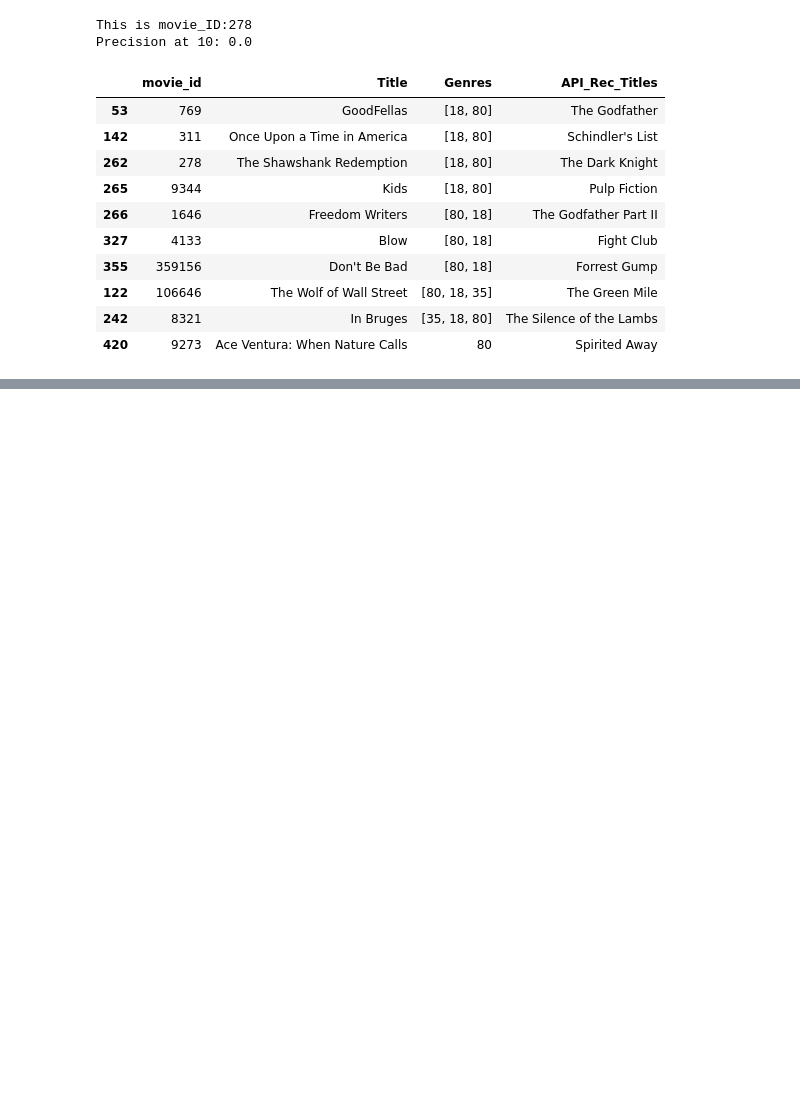
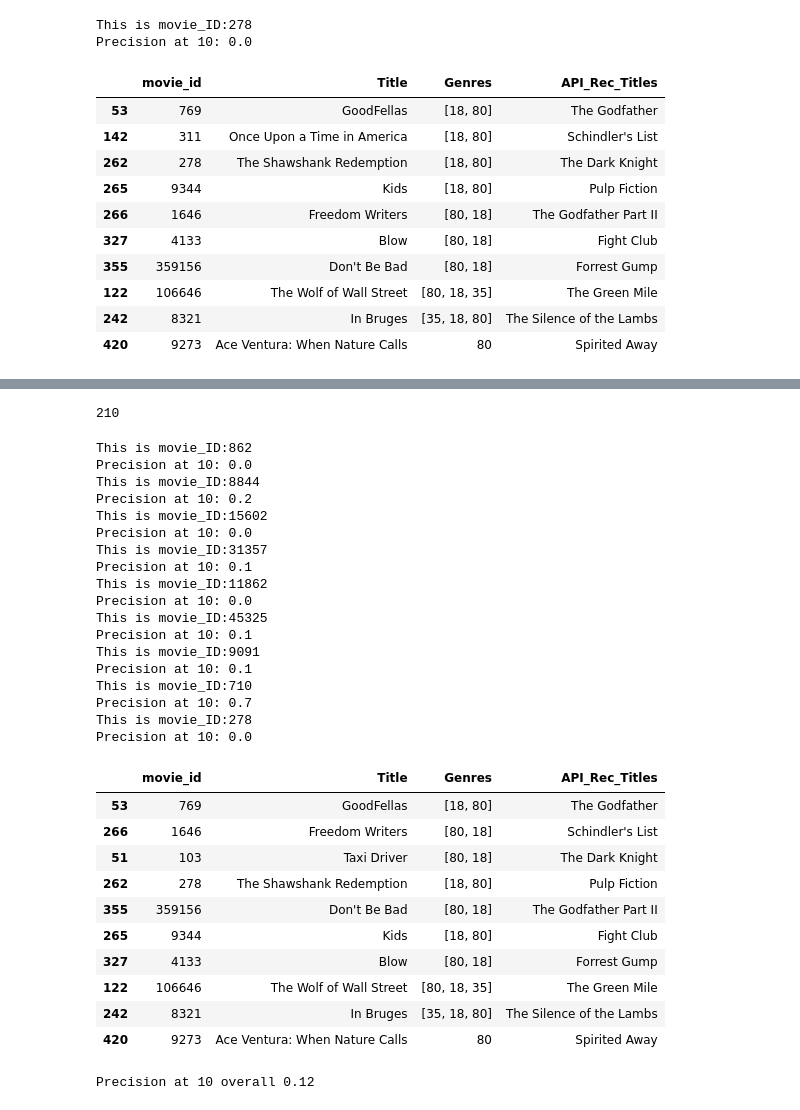
Before and after one commit to PeterTramm/Project-4, a Jupyter notebook: Notebooks/TMBD_Movie_rec.ipynb, the cells around one changed output, grey strips where cells are left out. Cells and saved outputs as stored; diff of their text form; code cells hidden in the pictures; blank space fills up the shorter version.

```diff
--- a/Notebooks/TMBD_Movie_rec.ipynb
+++ b/Notebooks/TMBD_Movie_rec.ipynb
@@ -762,0 +857,4 @@ ValueError: Unknown label type: (array([  2.575,   3.442,   6.273,   6.809,   7.
+# %%
+neigh.kneighbors(X_test[0], 10, return_distance=False)[0][2]
+# %% [output]
+210
@@ -762,0 +1087,44 @@ ValueError: Unknown label type: (array([  2.575,   3.442,   6.273,   6.809,   7.
+# %%
+nearest_neigh_model_genre('Toy Story', "Genre")
+nearest_neigh_model_genre('Jumanji', "Genre")
+nearest_neigh_model_genre('Grumpier Old Men', "Genre")
+nearest_neigh_model_genre('Waiting to Exhale', "Genre")
+nearest_neigh_model_genre('Father of the Bride Part II', "Genre")
+nearest_neigh_model_genre('Tom and Huck', "Genre")
+nearest_neigh_model_genre('Sudden Death', "Genre")
+nearest_neigh_model_genre('GoldenEye', "Genre")
+nearest_neigh_model_genre('The Shawshank Redemption', "Genre")
+# %% [output]
+This is movie_ID:862
+Precision at 10: 0.0
+This is movie_ID:8844
+Precision at 10: 0.2
+This is movie_ID:15602
+Precision at 10: 0.0
+This is movie_ID:31357
+Precision at 10: 0.1
+This is movie_ID:11862
+Precision at 10: 0.0
+This is movie_ID:45325
+Precision at 10: 0.1
+This is movie_ID:9091
+Precision at 10: 0.1
+This is movie_ID:710
+Precision at 10: 0.7
+This is movie_ID:278
+Precision at 10: 0.0
+|  | movie_id | Title | Genres | API_Rec_Titles |
+| 53 | 769 | GoodFellas | [18, 80] | The Godfather |
+| 266 | 1646 | Freedom Writers | [80, 18] | Schindler's List |
+| 51 | 103 | Taxi Driver | [80, 18] | The Dark Knight |
+| 262 | 278 | The Shawshank Redemption | [18, 80] | Pulp Fiction |
+| 355 | 359156 | Don't Be Bad | [80, 18] | The Godfather Part II |
+| 265 | 9344 | Kids | [18, 80] | Fight Club |
+| 327 | 4133 | Blow | [80, 18] | Forrest Gump |
+| 122 | 106646 | The Wolf of Wall Street | [80, 18, 35] | The Green Mile |
+| 242 | 8321 | In Bruges | [35, 18, 80] | The Silence of the Lambs |
+| 420 | 9273 | Ace Ventura: When Nature Calls | 80 | Spirited Away |
+# %%
+print("Precision at 10 overall" + " " + str((0.0 + 0.2 + 0.0 + 0.1 + 0.0 + 0.1 + 0.1 + 0.7 + 0.0)/10))
+# %% [output]
+Precision at 10 overall 0.12
```
Also changed, not shown: parts of 30 cells of this notebook.
